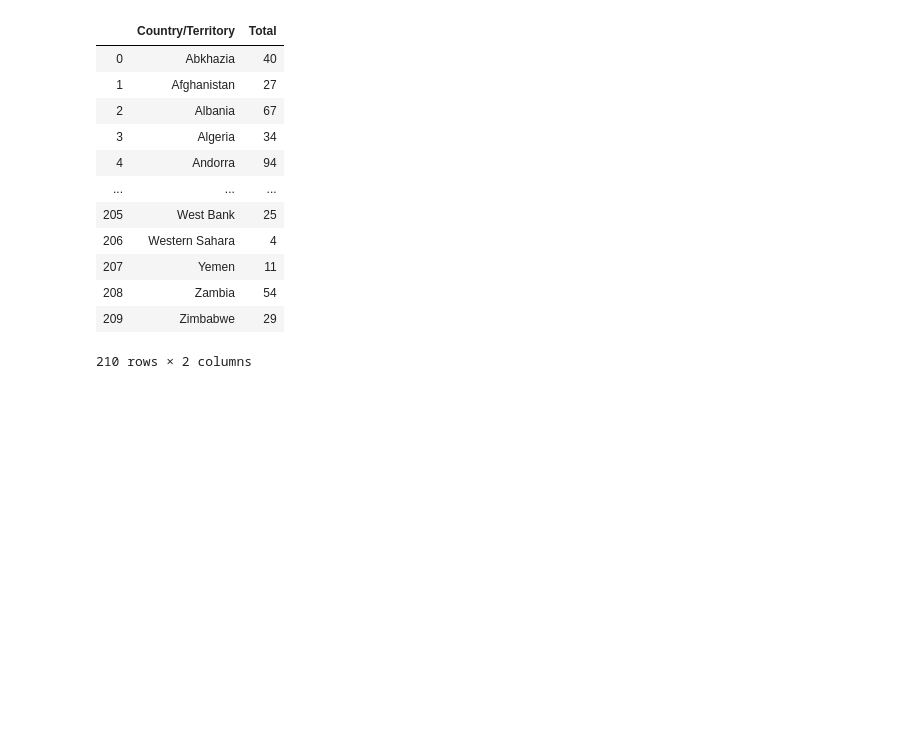
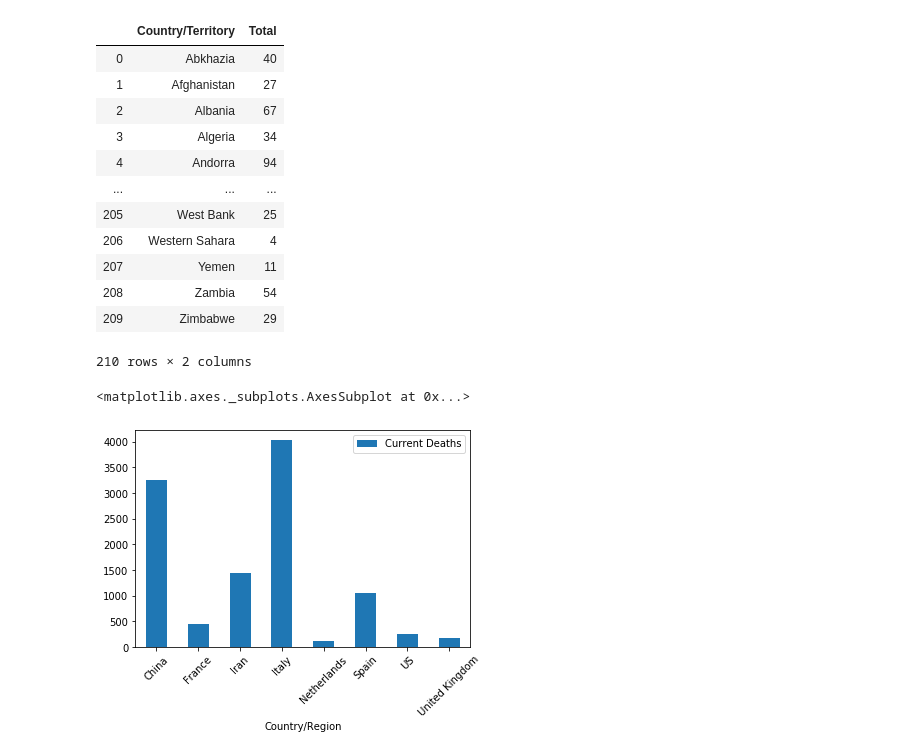
Before and after one commit to FarmageddonNow/CV19, a Jupyter notebook: CV19_Analysis.ipynb, the cells around one changed output. Drawn from its saved outputs; the diff is of its cells as text; code cells hidden in the pictures; blank space fills up the shorter version.

Commit message:
began working on country comparisons

```diff
--- a/CV19_Analysis.ipynb
+++ b/CV19_Analysis.ipynb
@@ -361,3 +287,28 @@ FH
 | 208 | Zambia | 54 |
 | 209 | Zimbabwe | 29 |
 210 rows × 2 columns
+# %%
+current_deaths = deaths_by_country.iloc[[-1]]
+
+c_cols = current_deaths.keys()
+
+for i in c_cols:
+    # tests if any columns are non-zero
+    if current_deaths[i].any():
+        break
+    else:
+        current_deaths = deaths_by_country.iloc[[-2]]
+# %%
+current_deaths = current_deaths.swapaxes('index', 'columns')
+# %%
+for i in c_cols:
+    # checks if country has 100 or more deaths, and then drops if false
+    if current_deaths.loc[i].le(99).bool():
+        current_deaths.drop(i, inplace=True)
+# %%
+current_deaths.rename(columns={current_deaths.columns[0]: 'Current Deaths'}, inplace=True)
+# %%
+current_deaths.plot(kind='bar', rot=45)
+# %% [output]
+<matplotlib.axes._subplots.AxesSubplot at 0x...>
+[figure, added]
```
Also changed, not shown: parts of 24 cells of this notebook, 1 other file.
